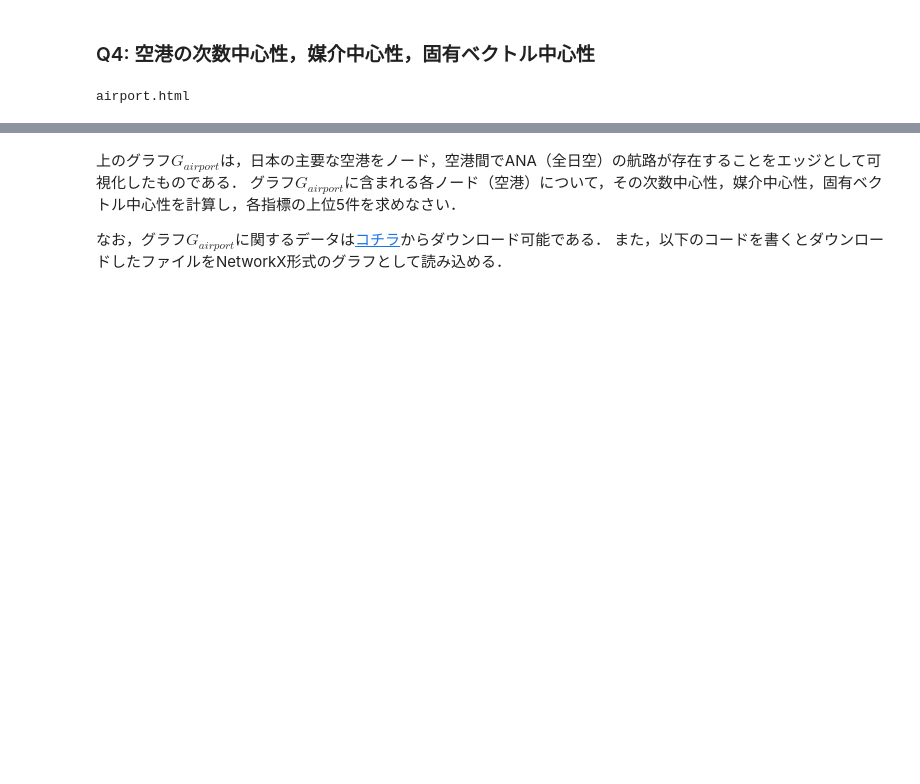
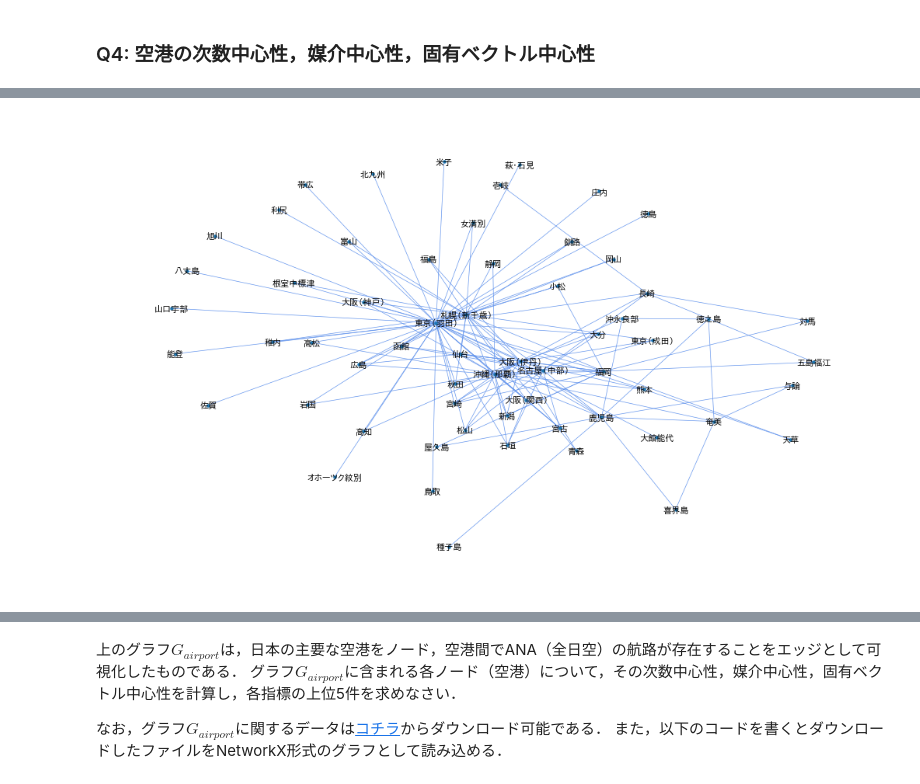
Before and after one commit to hontolab-courses/graph-analysis-lecturenote, a Jupyter notebook: content/quiz/centrality.ipynb, the cells around one changed output, grey strips where cells are left out. Saved outputs shown, nothing was run; the diff lists cells and outputs as text; code cells hidden in the pictures; blank space fills up the shorter version.

```diff
--- a/content/quiz/centrality.ipynb
+++ b/content/quiz/centrality.ipynb
@@ -77,15 +77,23 @@ G_prefecture = nx.read_adjlist("../data/prefecture/prefecture.adjlist")
 # %% [markdown]
 ### Q4: 空港の次数中心性，媒介中心性，固有ベクトル中心性
 # %%
-from pyvis.network import Network
+import matplotlib.pyplot as plt
 import warnings
 warnings.filterwarnings('ignore')
 
 G_ana = nx.read_adjlist("../data/airport/ana.adjlist")
 
-# pyvisで可視化
-g = Network(width=800, height=600, notebook=True, cdn_resources='remote')
-g.from_nx(G_ana)
-g.show('airport.html')
+AIRPORT_DRAW_CONFIG = {
+    'node_size': 5,
+    'font_size': 8,
+    'with_labels': True,
+    'edge_color': 'cornflowerblue',
+    'width': 0.50,
+    'font_family': 'IPAPGothic'
+}
+
+plt.figure(figsize=(10,6))
+pos = nx.spring_layout(G_ana, iterations=50, seed=1234, k=0.5)
+nx.draw(G_ana, pos, **AIRPORT_DRAW_CONFIG)
+plt.show()
 # %% [output]
-airport.html
@@ -92,0 +100 @@ airport.html
+[figure, added]
```
Also changed, not shown: parts of 2 cells of this notebook.
